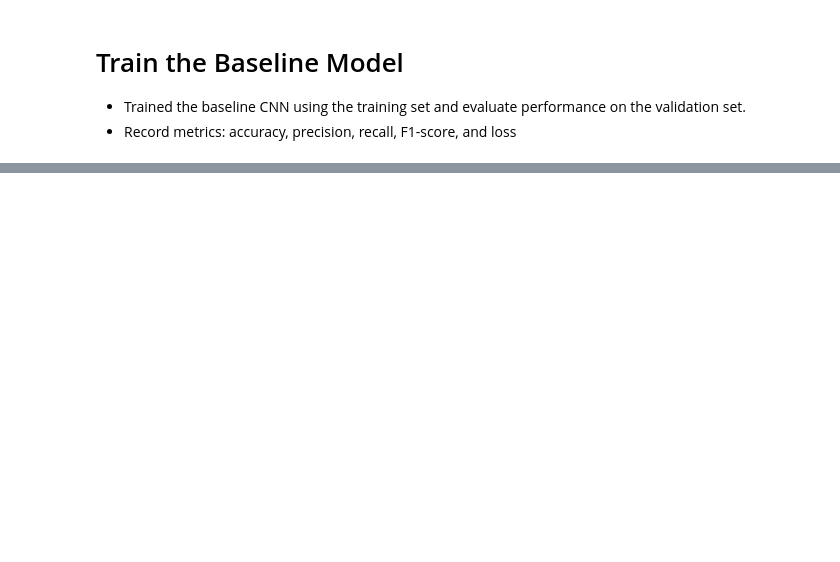
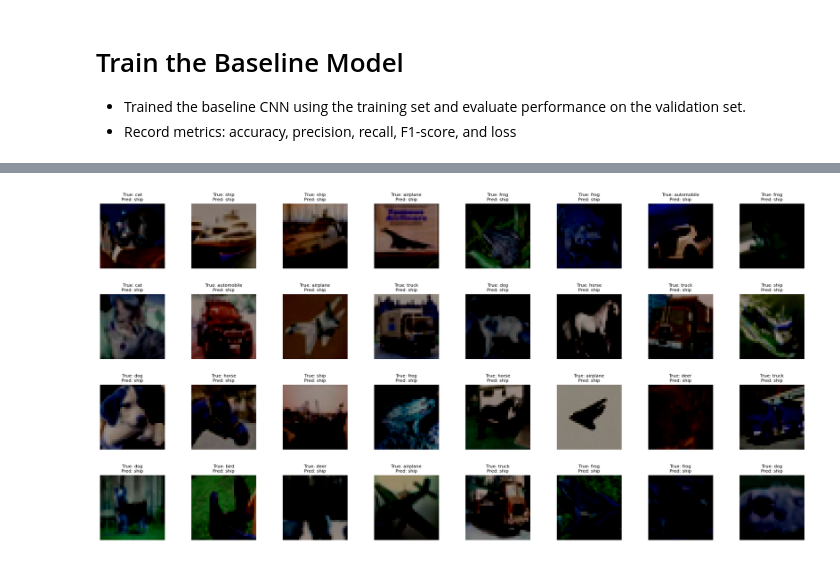
Before and after one commit to adesai1033/MATH452, a Jupyter notebook: Final Project/CNN/project2_cnn.ipynb, the cells around one changed output, grey strips where cells are left out. Drawn from its saved outputs; the diff is of its cells as text; code cells hidden in the pictures; blank space fills up the shorter version.

```diff
--- a/Final Project/CNN/project2_cnn.ipynb
+++ b/Final Project/CNN/project2_cnn.ipynb
@@ -124,5 +121,5 @@ Model: "sequential_2"
 *   Record metrics: accuracy, precision, recall, F1-score, and loss
 # %%
 model.compile(optimizer = 'adam', loss = tf.keras.losses.SparseCategoricalCrossentropy(from_logits = False), metrics = ['accuracy'])
-history = model.fit(X_train, y_train, batch_size=100, epochs=200, validation_data = (X_test, y_test))
+history = model.fit(X_train, y_train, batch_size=100, epochs=50, validation_data = (X_test, y_test))
 # %% [output]
@@ -180,4 +200,8 @@ plt.show()
 # %%
+# Normalize X_test to the range [0, 1] if needed
+if X_test.max() > 1:
+    X_test = X_test / 255.0
+
 # Get predictions for the test dataset
 predictions = model.predict(X_test)
 
@@ -187,14 +211,20 @@ predicted_labels = np.argmax(predictions, axis=1)
 # Plot the first 32 images from the test dataset with their true and predicted labels
 fig = plt.figure(1)
 fig.set_size_inches(18.5, 18.5)
+
 for i in range(32):
     fig.add_subplot(8, 8, i + 1)
-    plt.imshow(X_test[i])
-    true_label = label_mapping[y_test[i][0]]
+    plt.imshow(X_test[i])  # X_test should now be in the range [0, 1]
+
+    # Adjust indexing for true labels
+    true_label = label_mapping[y_test[i]] if len(y_test.shape) == 1 else label_mapping[y_test[i][0]]
     predicted_label = label_mapping[predicted_labels[i]]
-    plt.title(f"True: {true_label}\nPred: {predicted_label}", fontsize = 8)
+
+    plt.title(f"True: {true_label}\nPred: {predicted_label}", fontsize=8)
+    plt.axis('off')  # Hide axes for better visualization
 
 plt.tight_layout(pad=2.0)
 plt.subplots_adjust(hspace=0.4, wspace=0.30)
-plt.savefig('cifar10_inference.png', dpi=300)
+plt.savefig('cifar10_inference_fixed.png', dpi=300)
 plt.show()
+# %% [output]
@@ -200,0 +249 @@ plt.show()
+[figure, added]
```
Also changed, not shown: parts of 7 cells of this notebook.
